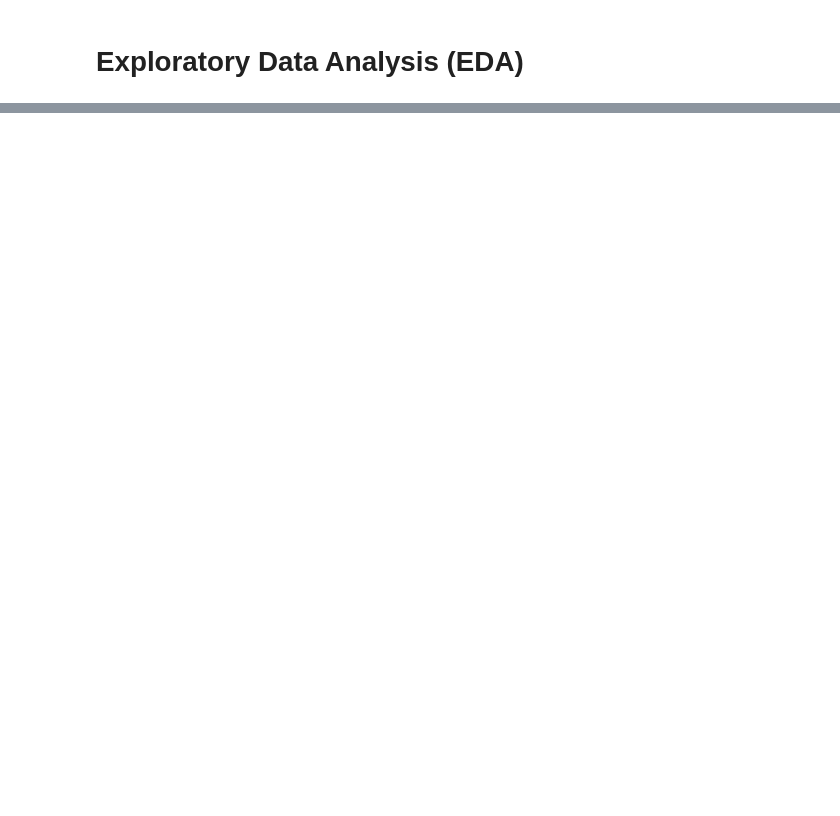
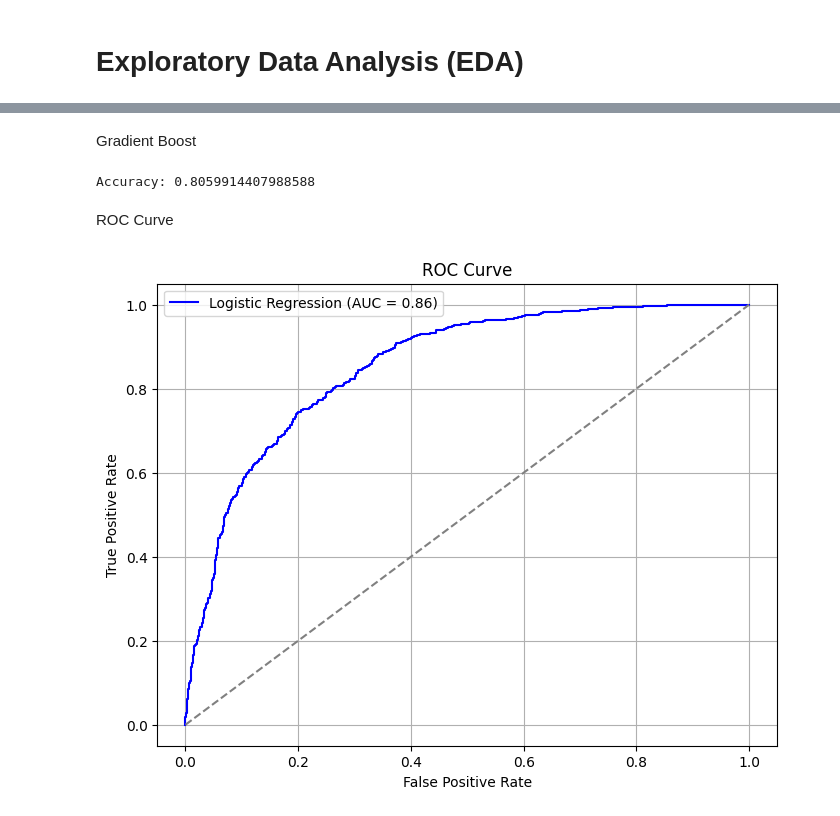
Before and after one commit to ryTCodes/Modeling-Customer-Churn-Based-on-Multiple-Predictors, a Jupyter notebook: Modeling Customer Churn.ipynb, the cells around one changed output, grey strips where cells are left out. Drawn from its saved outputs; the diff is of its cells as text; code cells hidden in the pictures; blank space fills up the shorter version.

```diff
--- a/Modeling Customer Churn.ipynb
+++ b/Modeling Customer Churn.ipynb
@@ -87,0 +266,2 @@ df[mentioning_cols] = df[mentioning_cols].replace({
+# %%
+X_train, X_test, y_train, y_test = train_test_split(X, y, stratify=y, test_size=0.3, random_state=42)
@@ -87,0 +270,10 @@ df[mentioning_cols] = df[mentioning_cols].replace({
+# %%
+lr_pipe = Pipeline([
+    ('preprocessor', preprocessor),
+    ('classifier', LogisticRegression(random_state=42)),
+])
+# %%
+lr_pipe.fit(X_train, y_train)
+y_pred = lr_pipe.predict(X_test)
+lr_accuracy = accuracy_score(y_test, y_pred)
+print("Accuracy:", lr_accuracy)
@@ -87,0 +296,2 @@ df[mentioning_cols] = df[mentioning_cols].replace({
+# %% [markdown]
+Gradient Boost
@@ -87,0 +303,26 @@ df[mentioning_cols] = df[mentioning_cols].replace({
+# %%
+gb_pipe.fit(X_train, y_train)
+y_pred = gb_pipe.predict(X_test)
+gb_accuracy = accuracy_score(y_test, y_pred)
+print("Accuracy:", gb_accuracy)
+# %% [output]
+Accuracy: 0.8059914407988588
+# %% [markdown]
+ROC Curve
+# %%
+y_pred = lr_pipe.predict(X_test)
+y_probs = lr_pipe.predict_proba(X_test)[:, 1]
+fpr, tpr, thresholds = roc_curve(y_test, y_probs)
+roc_auc = auc(fpr, tpr)
+# %%
+plt.figure(figsize=(8, 6))
+plt.plot(fpr, tpr, label=f'Logistic Regression (AUC = {roc_auc:.2f})', color='blue')
+plt.plot([0, 1], [0, 1], linestyle='--', color='gray')
+plt.xlabel('False Positive Rate')
+plt.ylabel('True Positive Rate')
+plt.title('ROC Curve')
+plt.legend()
+plt.grid(True)
+plt.show()
+# %% [output]
+[figure, added]
```
Also changed, not shown: parts of 37 cells of this notebook, 3 other files.
